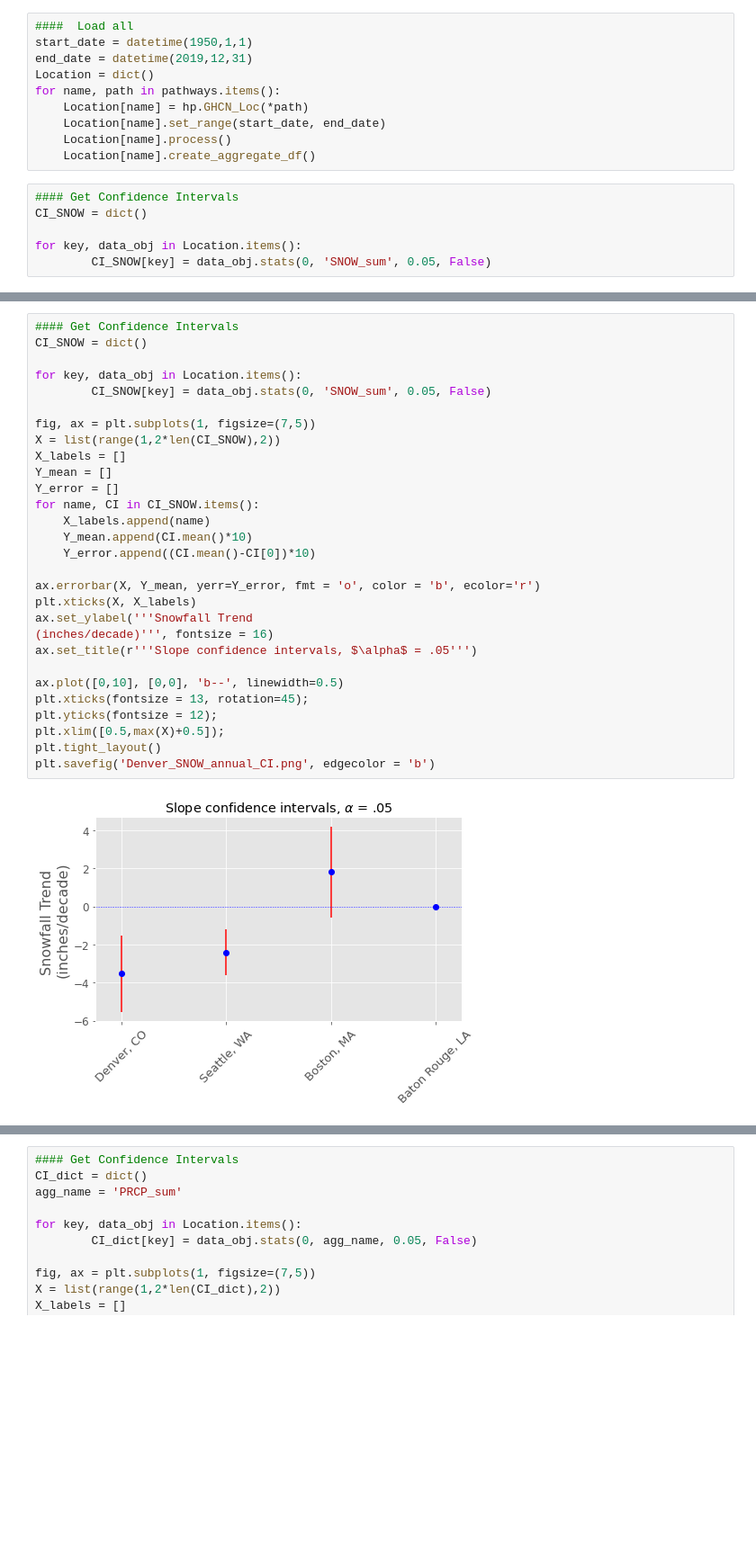
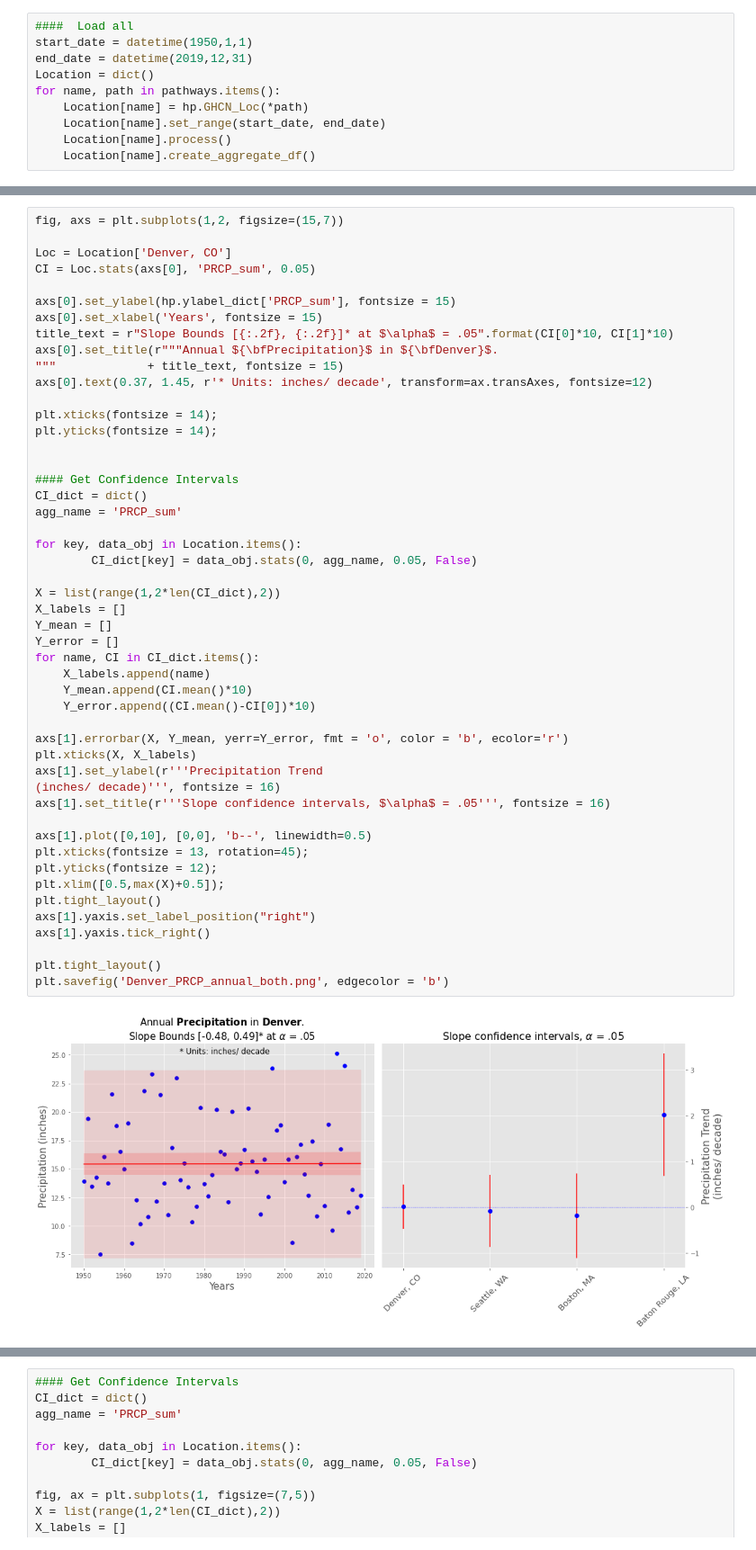
Before and after one commit to caseyolson8/Local-Weather-Trends, a Jupyter notebook: src/Day4.ipynb, the cells around one changed output, grey strips where cells are left out. Shown at 90% size. Drawn from its saved outputs; the diff is of its cells as text; blank space fills up the shorter version.

```diff
--- a/src/Day4.ipynb
+++ b/src/Day4.ipynb
@@ -25,9 +25,3 @@ for name, path in pathways.items():
     Location[name].set_range(start_date, end_date)
     Location[name].process()
     Location[name].create_aggregate_df()
-# %%
-#### Get Confidence Intervals
-CI_SNOW = dict()
-
-for key, data_obj in Location.items():
-        CI_SNOW[key] = data_obj.stats(0, 'SNOW_sum', 0.05, False)
@@ -42,32 +138,52 @@ CI_SNOW
 # %%
+fig, axs = plt.subplots(1,2, figsize=(15,7))
+
+Loc = Location['Denver, CO']
+CI = Loc.stats(axs[0], 'PRCP_sum', 0.05)
+
+axs[0].set_ylabel(hp.ylabel_dict['PRCP_sum'], fontsize = 15)
+axs[0].set_xlabel('Years', fontsize = 15)
+title_text = r"Slope Bounds [{:.2f}, {:.2f}]* at $\alpha$ = .05".format(CI[0]*10, CI[1]*10)
+axs[0].set_title(r"""Annual ${\bfPrecipitation}$ in ${\bfDenver}$.
+"""             + title_text, fontsize = 15)
+axs[0].text(0.37, 1.45, r'* Units: inches/ decade', transform=ax.transAxes, fontsize=12)
+
+plt.xticks(fontsize = 14);
+plt.yticks(fontsize = 14);
+
+
 #### Get Confidence Intervals
-CI_SNOW = dict()
+CI_dict = dict()
+agg_name = 'PRCP_sum'
 
 for key, data_obj in Location.items():
-        CI_SNOW[key] = data_obj.stats(0, 'SNOW_sum', 0.05, False)
+        CI_dict[key] = data_obj.stats(0, agg_name, 0.05, False)
 
-fig, ax = plt.subplots(1, figsize=(7,5))
-X = list(range(1,2*len(CI_SNOW),2))
+X = list(range(1,2*len(CI_dict),2))
 X_labels = []
 Y_mean = []
 Y_error = []
-for name, CI in CI_SNOW.items():
+for name, CI in CI_dict.items():
     X_labels.append(name)
     Y_mean.append(CI.mean()*10)
     Y_error.append((CI.mean()-CI[0])*10)
 
-ax.errorbar(X, Y_mean, yerr=Y_error, fmt = 'o', color = 'b', ecolor='r')
+axs[1].errorbar(X, Y_mean, yerr=Y_error, fmt = 'o', color = 'b', ecolor='r')
 plt.xticks(X, X_labels)
-ax.set_ylabel('''Snowfall Trend
-(inches/decade)''', fontsize = 16)
-ax.set_title(r'''Slope confidence intervals, $\alpha$ = .05''')
+axs[1].set_ylabel(r'''Precipitation Trend
+(inches/ decade)''', fontsize = 16)
+axs[1].set_title(r'''Slope confidence intervals, $\alpha$ = .05''', fontsize = 16)
 
-ax.plot([0,10], [0,0], 'b--', linewidth=0.5)
+axs[1].plot([0,10], [0,0], 'b--', linewidth=0.5)
 plt.xticks(fontsize = 13, rotation=45);
 plt.yticks(fontsize = 12);
 plt.xlim([0.5,max(X)+0.5]);
 plt.tight_layout()
-plt.savefig('Denver_SNOW_annual_CI.png', edgecolor = 'b')
+axs[1].yaxis.set_label_position("right")
+axs[1].yaxis.tick_right()
+
+plt.tight_layout()
+plt.savefig('Denver_PRCP_annual_both.png', edgecolor = 'b')
 # %% [output]
-[figure, old version]
+[figure, new version]
 # %%
```
Also changed, not shown: parts of 7 cells of this notebook, 7 other files.
